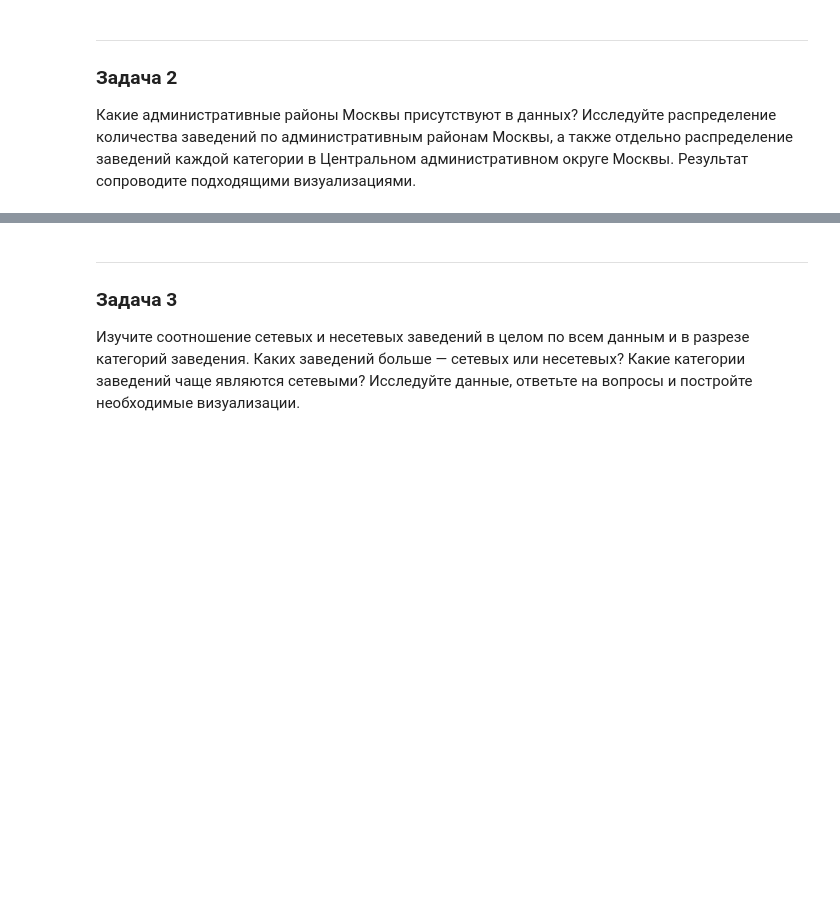
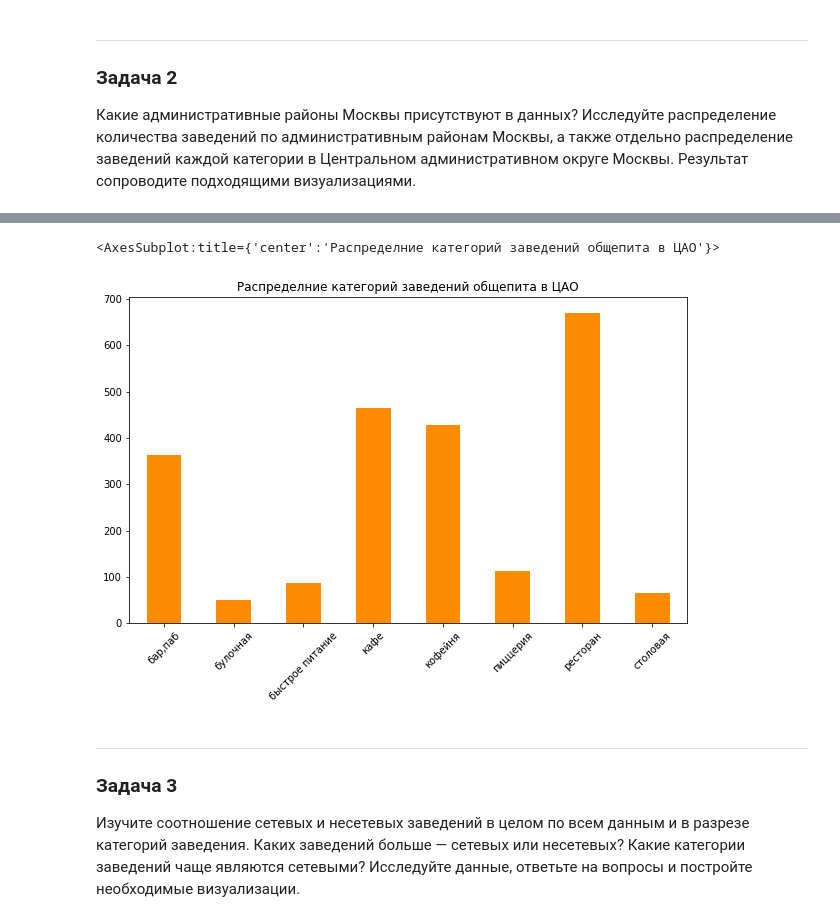
Before and after one commit to blbl-blbl/yandex_practicum_Data_Science_Course, a Jupyter notebook: Module_2_Python_Preprocessing/2. food sector analysis/food_sector_analysis.ipynb, the cells around one changed output, grey strips where cells are left out. Cells and saved outputs as stored; diff of their text form; code cells hidden in the pictures; blank space fills up the shorter version.

```diff
--- a/Module_2_Python_Preprocessing/2. food sector analysis/food_sector_analysis.ipynb
+++ b/Module_2_Python_Preprocessing/2. food sector analysis/food_sector_analysis.ipynb
@@ -299,0 +350,3 @@ print(f"Количество заведений, работающих ежедн
+# %%
+cao_df = df[df['district']=='центральный ао'].groupby('category')['category'].count()
+cao_df
@@ -300,3 +364,15 @@ print(f"Количество заведений, работающих ежедн
+# %%
+cao_df.plot(
+    kind='bar',
+    figsize=(10, 6),
+    rot=45,
+    xlabel='',
+    title='Распределние категорий заведений общепита в ЦАО',
+    color='darkorange'
+)
+# %% [output]
+<AxesSubplot:title={'center':'Распределние категорий заведений общепита в ЦАО'}>
+[figure, added]
 # %% [markdown]
 ---
 
```
Also changed, not shown: parts of 9 cells of this notebook.
